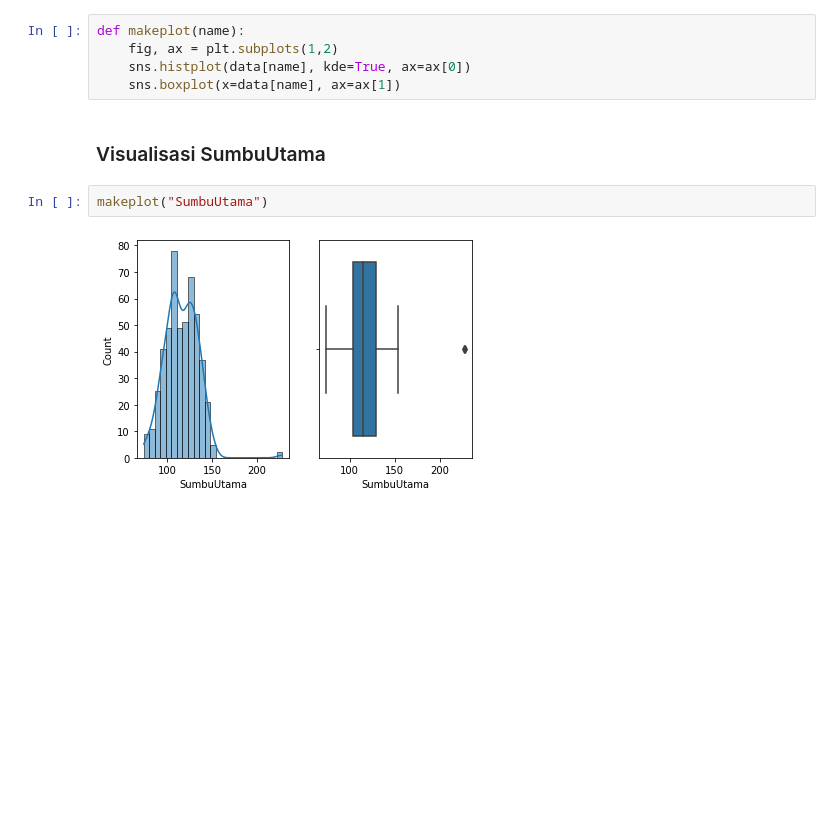
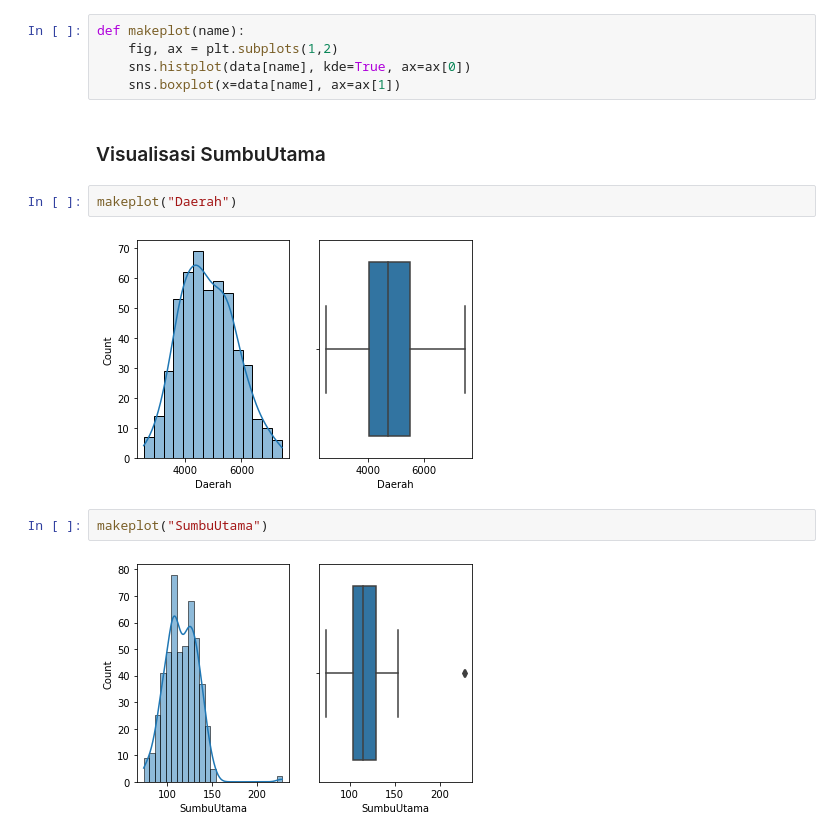
Before and after one commit to alifbhadrika/data-statistical-analysis, a Jupyter notebook: K04-T1-IF2220-13519186.ipynb, the cells around one changed output. Drawn from its saved outputs; the diff is of its cells as text; blank space fills up the shorter version.

```diff
--- a/K04-T1-IF2220-13519186.ipynb
+++ b/K04-T1-IF2220-13519186.ipynb
@@ -71,6 +72,10 @@ def makeplot(name):
     sns.boxplot(x=data[name], ax=ax[1])
 # %% [markdown]
 ### Visualisasi SumbuUtama
+# %%
+makeplot("Daerah")
+# %% [output]
+[figure, added]
 # %%
 makeplot("SumbuUtama")
 # %% [output]
```
Also changed, not shown: parts of 12 cells of this notebook.
